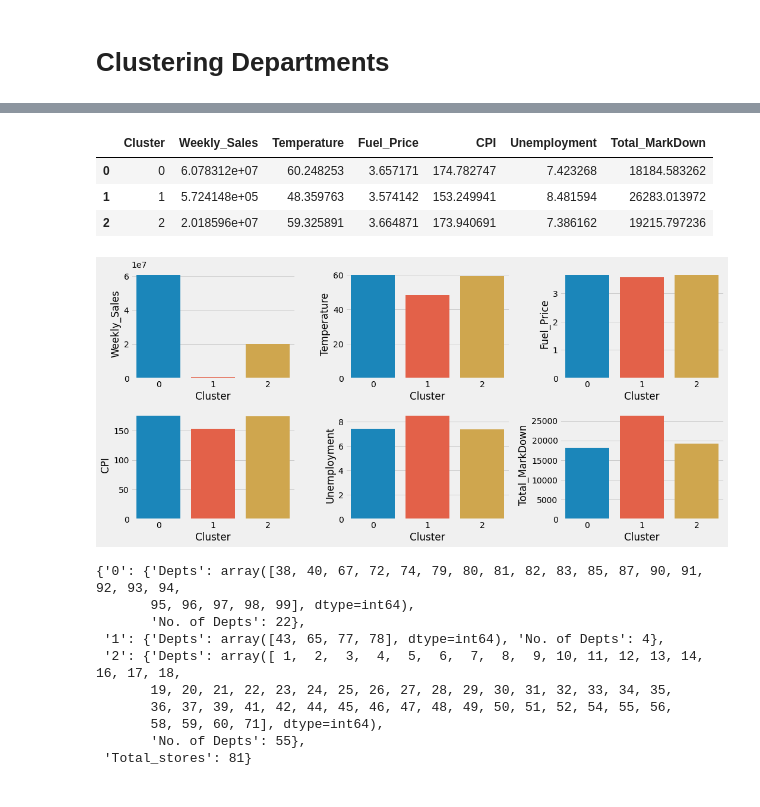
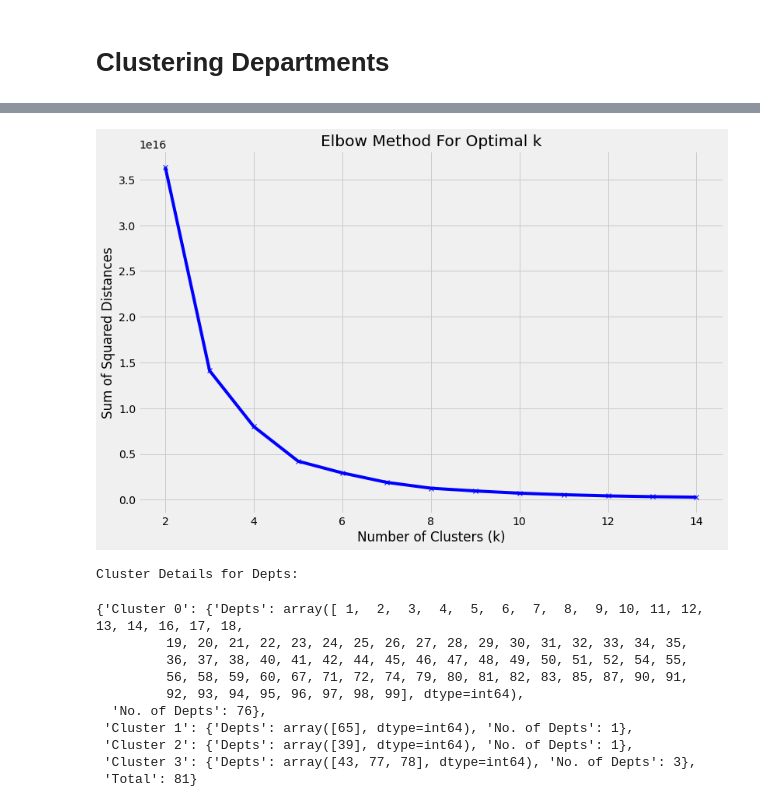
Before and after one commit to Vidya-V-Shet/Walmart-Dataset-Analysis, a Jupyter notebook: A. Statistical Tests.ipynb, the cells around one changed output, grey strips where cells are left out. Cells and saved outputs as stored; diff of their text form; code cells hidden in the pictures.

```diff
--- a/A. Statistical Tests.ipynb
+++ b/A. Statistical Tests.ipynb
@@ -384,7 +223,0 @@ df_clustering_depts['Cluster'] = kmeans.labels_
-# %%
-# Visualization for the distribution of Weekly Sales across clusters
-plt.style.use("fivethirtyeight")
-plt.figure(figsize=(15, 7))
-sns.boxplot(x='Cluster', y='Weekly_Sales', data=df_clustering_depts)
-plt.title('Distribution of Weekly Sales by Cluster')
-plt.show()
@@ -395,29 +223,0 @@ cluster_summary = df_clustering_depts.drop("Dept", axis=1).groupby('Cluster').me
-# %%
-cluster_summary
-# %% [output]
-|  | Cluster | Weekly_Sales | Temperature | Fuel_Price | CPI | Unemployment | Total_MarkDown |
-| 0 | 0 | 6.078312e+07 | 60.248253 | 3.657171 | 174.782747 | 7.423268 | 18184.583262 |
-| 1 | 1 | 5.724148e+05 | 48.359763 | 3.574142 | 153.249941 | 8.481594 | 26283.013972 |
-| 2 | 2 | 2.018596e+07 | 59.325891 | 3.664871 | 173.940691 | 7.386162 | 19215.797236 |
-# %%
-# Create a list of the features to be plotted along with their respective titles and y-labels
-features = [
-    ('Weekly_Sales', 'Average Weekly Sales'),
-    ('Temperature', 'Average Temperature'),
-    ('Fuel_Price', 'Average Fuel Price'),
-    ('CPI', 'Average CPI'),
-    ('Unemployment', 'Average Unemployment'),
-    ("Total_MarkDown",'Average Markdowns')
-]
-plt.style.use("fivethirtyeight")
-plt.figure(figsize=(15, 7))
-# Loop through the features list and plot each feature in a subplot
-for i, (feature, ylabel) in enumerate(features, 1):
-    plt.subplot(2, 3, i)
-    sns.barplot(x='Cluster', y=feature, data=cluster_summary)
-    plt.xlabel('Cluster')
-
-plt.tight_layout()
-plt.show()
-# %% [output]
-[figure, removed]
@@ -431,13 +224,20 @@ details["Total_stores"] = df_clustering_depts["Dept"].nunique()
-# %%
-pprint(details)
-# %% [output]
-{'0': {'Depts': array([38, 40, 67, 72, 74, 79, 80, 81, 82, 83, 85, 87, 90, 91, 92, 93, 94,
-       95, 96, 97, 98, 99], dtype=int64),
-       'No. of Depts': 22},
- '1': {'Depts': array([43, 65, 77, 78], dtype=int64), 'No. of Depts': 4},
- '2': {'Depts': array([ 1,  2,  3,  4,  5,  6,  7,  8,  9, 10, 11, 12, 13, 14, 16, 17, 18,
-       19, 20, 21, 22, 23, 24, 25, 26, 27, 28, 29, 30, 31, 32, 33, 34, 35,
-       36, 37, 39, 41, 42, 44, 45, 46, 47, 48, 49, 50, 51, 52, 54, 55, 56,
-       58, 59, 60, 71], dtype=int64),
-       'No. of Depts': 55},
- 'Total_stores': 81}
+# %%
+plot_elbow_silhouette(data_with_markdown, 'Dept', features, range(2, 15), method='elbow', figsize=(12, 8), random_state=42)
+# %% [output]
+[figure, added]
+# %%
+# Call the function with your dataset
+cluster_and_visualize(data_with_markdown, features, target='Dept', algorithm='kmeans', n_components=4,
+                       visualize_flag=False, colors='viridis', style='fivethirtyeight', figsize=(12, 6), title='Weekly Sales Clustering')
+# %% [output]
+Cluster Details for Depts:
+{'Cluster 0': {'Depts': array([ 1,  2,  3,  4,  5,  6,  7,  8,  9, 10, 11, 12, 13, 14, 16, 17, 18,
+         19, 20, 21, 22, 23, 24, 25, 26, 27, 28, 29, 30, 31, 32, 33, 34, 35,
+         36, 37, 38, 40, 41, 42, 44, 45, 46, 47, 48, 49, 50, 51, 52, 54, 55,
+         56, 58, 59, 60, 67, 71, 72, 74, 79, 80, 81, 82, 83, 85, 87, 90, 91,
+         92, 93, 94, 95, 96, 97, 98, 99], dtype=int64),
+  'No. of Depts': 76},
+ 'Cluster 1': {'Depts': array([65], dtype=int64), 'No. of Depts': 1},
+ 'Cluster 2': {'Depts': array([39], dtype=int64), 'No. of Depts': 1},
+ 'Cluster 3': {'Depts': array([43, 77, 78], dtype=int64), 'No. of Depts': 3},
+ 'Total': 81}
```
Also changed, not shown: parts of 29 cells of this notebook, 3 other files.
